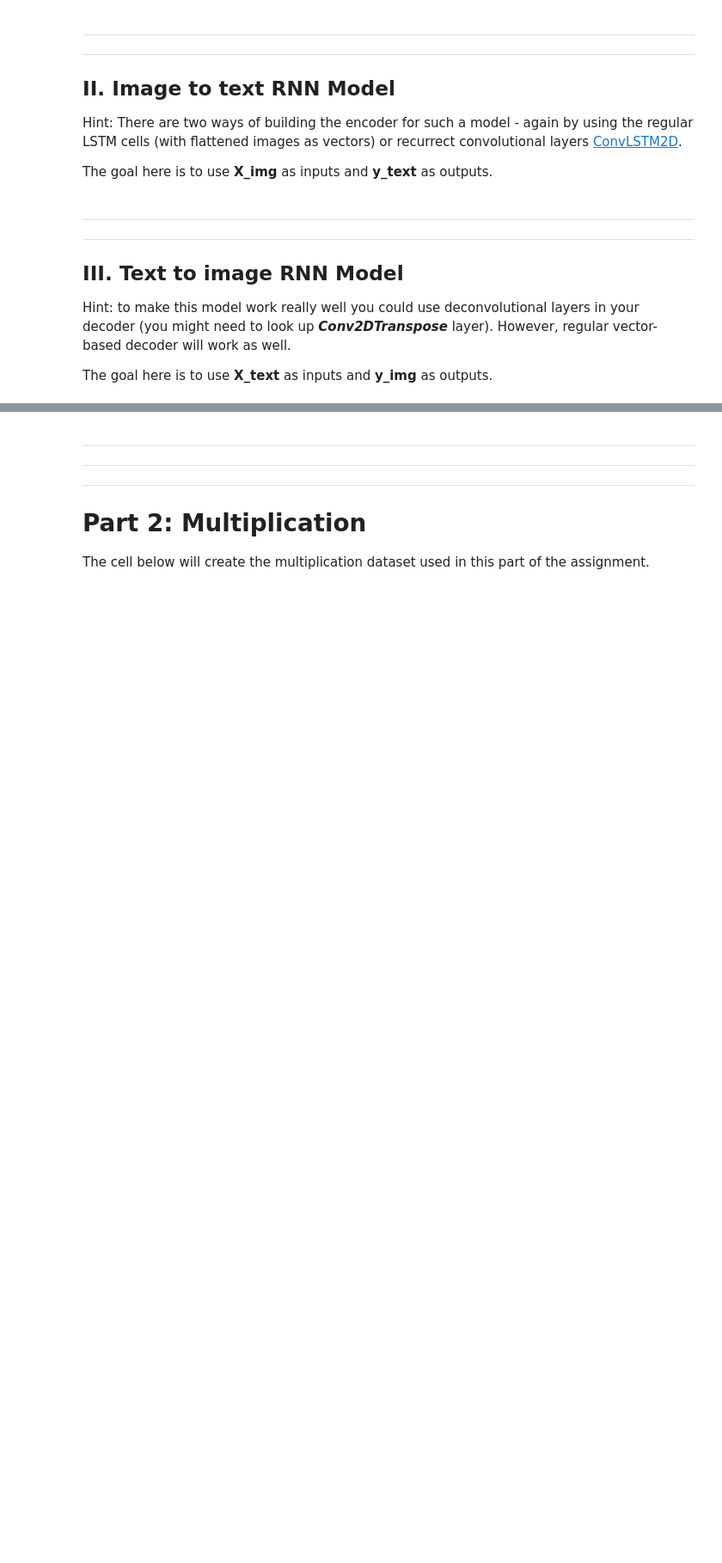
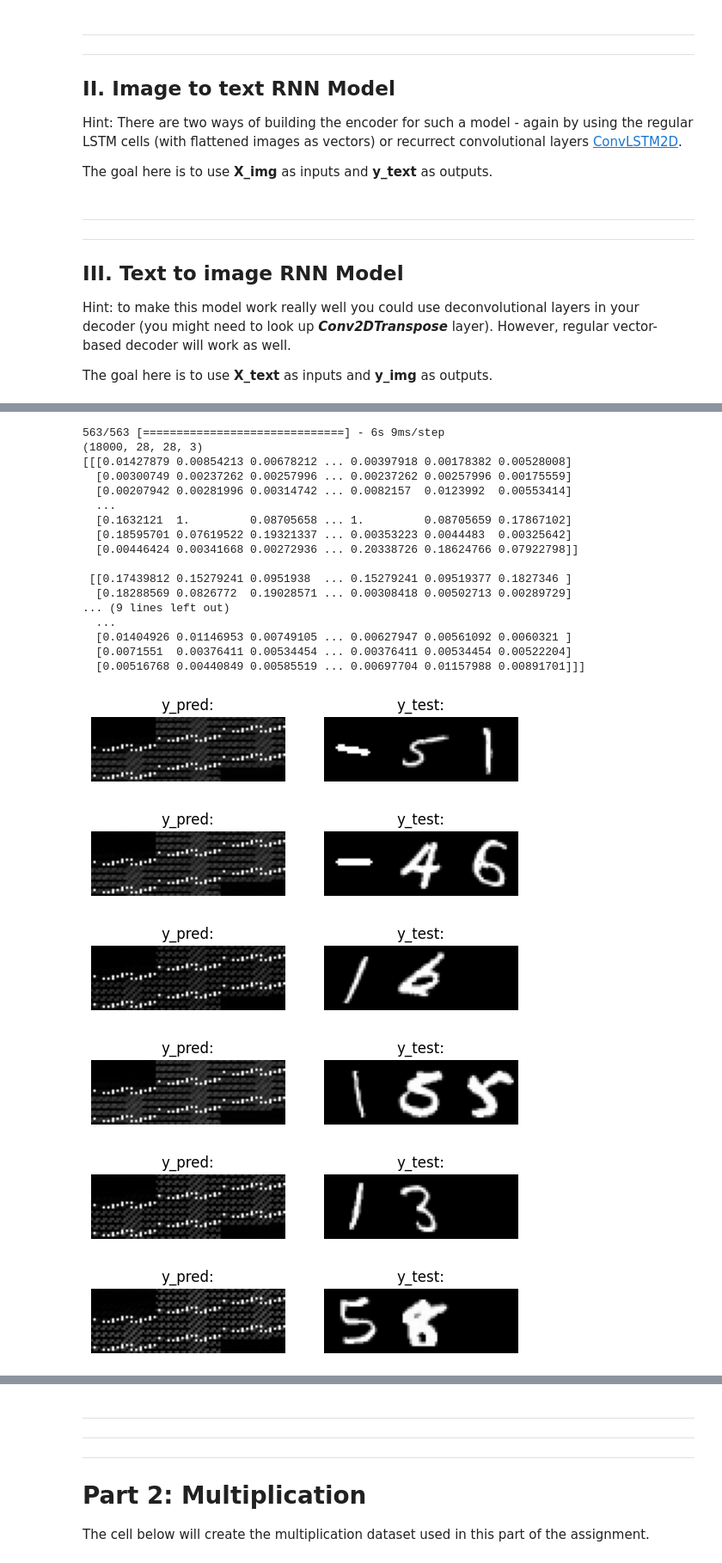
Before and after one commit to vanbuncha/idl, a Jupyter notebook: as2/A2_RNNs_tune.ipynb, the cells around one changed output, grey strips where cells are left out. Shown at 86% size. Drawn from its saved outputs; the diff is of its cells as text; code cells hidden in the pictures; blank space fills up the shorter version.

Commit message:
0.4 accuracy, better images?

```diff
--- a/as2/A2_RNNs_tune.ipynb
+++ b/as2/A2_RNNs_tune.ipynb
@@ -371,18 +373,18 @@ from tensorflow.keras.layers import Conv2DTranspose, BatchNormalization
 #     return text_to_image_model
 # %%
 from tensorflow.keras.models import Sequential, Model
-from tensorflow.keras.layers import LSTM, RepeatVector, TimeDistributed, Dense, Reshape, Conv2DTranspose, BatchNormalization, Input
+from tensorflow.keras.layers import LSTM, RepeatVector, Dense, Reshape, Conv2DTranspose, BatchNormalization, Input
 
 def build_text2image_model():
     # Text input
     text_input = Input(shape=(max_query_length, len(unique_characters)))
 
-    # Encoder (LSTM)
-    encoded_text = LSTM(256)(text_input)
+    # Encoder (LSTM) with 1024 units
+    encoded_text = LSTM(1024)(text_input)
 
     # Reshape to prepare for deconvolutional layers
     reshaped_text = RepeatVector(7 * 7)(encoded_text)
-    reshaped_text = Reshape((7, 7, 256))(reshaped_text)
+    reshaped_text = Reshape((7, 7, 1024))(reshaped_text)  # Adjust the reshape to match the LSTM units
 
     # Decoder for image generation (Conv2DTranspose)
     image_decoder = Sequential([
@@ -395,13 +397,12 @@ def build_text2image_model():
     Conv2DTranspose(3, (3, 3), activation='sigmoid', padding='same')  # Adjust the number of filters to match the number of channels in your labels
     ])
 
-
     # Apply the decoder to the reshaped text
     generated_image = image_decoder(reshaped_text)
 
     # Build the text-to-image model
     text_to_image_model = Model(inputs=text_input, outputs=generated_image)  # Use the generated_image directly as your output
-    text_to_image_model.compile(optimizer='adam', loss='binary-cross-entropy', metrics=['accuracy'])
+    text_to_image_model.compile(optimizer='adam', loss='mean_squared_error', metrics=['accuracy'])
 
     return text_to_image_model
 
@@ -434,6 +435,8 @@ from tensorflow.keras.utils import to_categorical
 from tensorflow.keras.losses import BinaryCrossentropy
 from tensorflow.keras.metrics import BinaryIoU
 import numpy as np
+from tensorflow.keras.optimizers import RMSprop
+
 
 # Illustrate the generated query/answer pairs
 unique_characters = '0123456789+- '       # All unique characters that are used in the queries (13 in total: digits 0-9, 2 operands [+, -], and a space character ' '.)
@@ -448,6 +451,8 @@ max_answer_length = 3    # Maximum length of the answer string (the longest resu
 X_text, X_img, y_text, y_img = create_data(highest_integer)
 print(X_text.shape, X_img.shape, y_text.shape, y_img.shape)
 
+
+
 # Define the training data and labels
 X_train_text = encode_labels(X_text)
 
@@ -459,10 +464,11 @@ print("New shape of X_train_text:", X_train_text.shape)
 print("New shape of y_train_img:", y_train_img.shape)
 
 # Compile the model
-text2image_model.compile(optimizer='adam', loss=BinaryCrossentropy(from_logits=False), metrics=[BinaryIoU()] )
+optimizer = RMSprop(learning_rate=0.001)
+text2image_model.compile(optimizer=optimizer, loss='mean_squared_error', metrics=['accuracy'])
 
 # Fit the model to the training data
-text2image_model.fit(X_train_text, y_train_img, epochs=10, batch_size=32)
+text2image_model.fit(X_train_text, y_train_img, epochs=20, batch_size=64)
 # %% [output]
 (20000,) (20000, 5, 28, 28) (20000,) (20000, 3, 28, 28)
 New shape of X_train_text: (20000, 5, 13)
@@ -484 +490,47 @@ Epoch 10/10
 <keras.src.callbacks.History at 0x...>
+# %%
+def display_sample_prediction(n):
+    labels = ['y_pred:', 'y_test:']
+    for j, data in enumerate([pred, y_test]):
+        plt.subplot(1,2,j+1)
+        plt.axis('off')
+        plt.title(labels[j])
+        plt.imshow(np.hstack(data[n]), cmap='gray')
+    plt.show()
+
+X_train, X_test, y_train, y_test = train_test_split(X_text_onehot, y_img, train_size=float(0.1))
+# Make predictions
+pred = text2image_model.predict(X_test).reshape(len(X_test),28,28,3)
+
+# print images
+print(pred.shape)
+pred = pred.reshape(18000,3,28,28)
+print(pred[0])
+
+# data = [pred,y_test]
+for i in range(10):
+  display_sample_prediction(i)
+# %% [output]
+563/563 [==============================] - 6s 9ms/step
+(18000, 28, 28, 3)
+[[[0.01427879 0.00854213 0.00678212 ... 0.00397918 0.00178382 0.00528008]
+  [0.00300749 0.00237262 0.00257996 ... 0.00237262 0.00257996 0.00175559]
+  [0.00207942 0.00281996 0.00314742 ... 0.0082157  0.0123992  0.00553414]
+  ...
+  [0.1632121  1.         0.08705658 ... 1.         0.08705659 0.17867102]
+  [0.18595701 0.07619522 0.19321337 ... 0.00353223 0.0044483  0.00325642]
+  [0.00446424 0.00341668 0.00272936 ... 0.20338726 0.18624766 0.07922798]]
+
+ [[0.17439812 0.15279241 0.0951938  ... 0.15279241 0.09519377 0.1827346 ]
+  [0.18288569 0.0826772  0.19028571 ... 0.00308418 0.00502713 0.00289729]
+... (9 lines left out)
+  ...
+  [0.01404926 0.01146953 0.00749105 ... 0.00627947 0.00561092 0.0060321 ]
+  [0.0071551  0.00376411 0.00534454 ... 0.00376411 0.00534454 0.00522204]
+  [0.00516768 0.00440849 0.00585519 ... 0.00697704 0.01157988 0.00891701]]]
+[figure, added]
+[figure, added]
+[figure, added]
+[figure, added]
+[figure, added]
+[figure, added]
```
Also changed, not shown: parts of 9 cells of this notebook.
